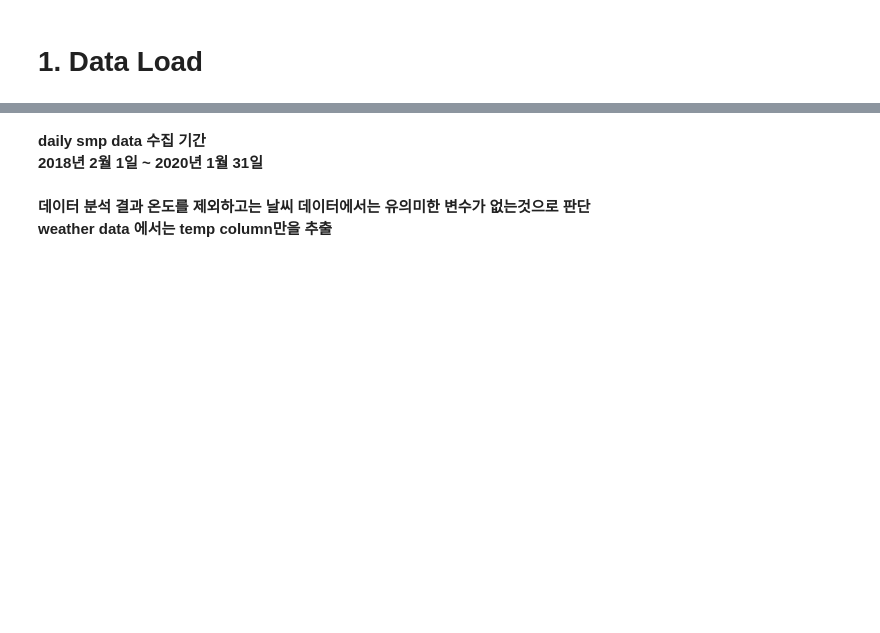
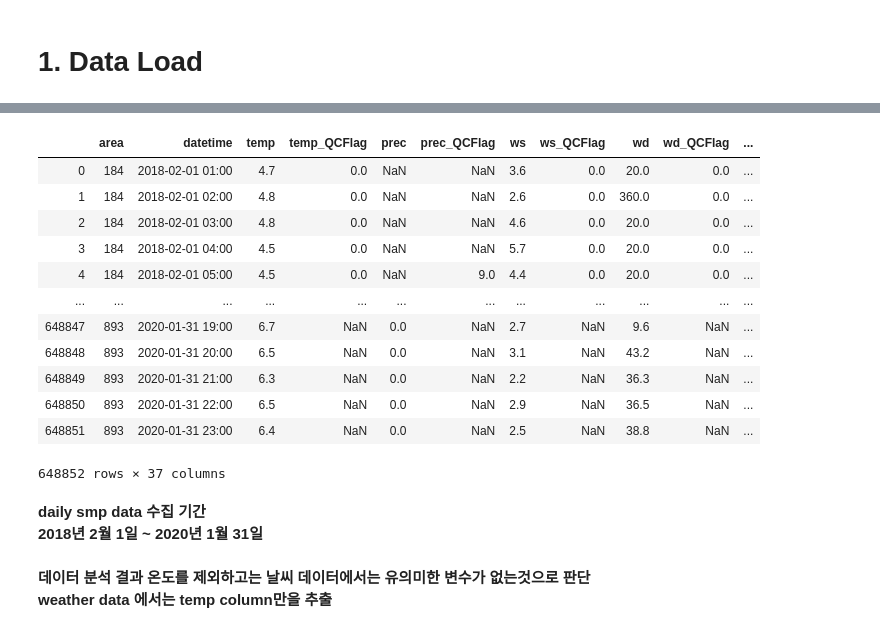
Before and after one commit to Kiminjo/electricity_usage_forecast, a Jupyter notebook: Dacon_main.ipynb, the cells around one changed output, grey strips where cells are left out. Saved outputs shown, nothing was run; the diff lists cells and outputs as text; code cells hidden in the pictures; blank space fills up the shorter version.

```diff
--- a/Dacon_main.ipynb
+++ b/Dacon_main.ipynb
@@ -32,3 +49,19 @@ oil_price_brt = oil_price_brt_original.copy()
+# %%
+weather
+# %% [output]
+|  | area | datetime | temp | temp_QCFlag | prec | prec_QCFlag | ws | ws_QCFlag | wd | wd_QCFlag | ... |
+| 0 | 184 | 2018-02-01 01:00 | 4.7 | 0.0 | NaN | NaN | 3.6 | 0.0 | 20.0 | 0.0 | ... |
+| 1 | 184 | 2018-02-01 02:00 | 4.8 | 0.0 | NaN | NaN | 2.6 | 0.0 | 360.0 | 0.0 | ... |
+| 2 | 184 | 2018-02-01 03:00 | 4.8 | 0.0 | NaN | NaN | 4.6 | 0.0 | 20.0 | 0.0 | ... |
+| 3 | 184 | 2018-02-01 04:00 | 4.5 | 0.0 | NaN | NaN | 5.7 | 0.0 | 20.0 | 0.0 | ... |
+| 4 | 184 | 2018-02-01 05:00 | 4.5 | 0.0 | NaN | 9.0 | 4.4 | 0.0 | 20.0 | 0.0 | ... |
+| ... | ... | ... | ... | ... | ... | ... | ... | ... | ... | ... | ... |
+| 648847 | 893 | 2020-01-31 19:00 | 6.7 | NaN | 0.0 | NaN | 2.7 | NaN | 9.6 | NaN | ... |
+| 648848 | 893 | 2020-01-31 20:00 | 6.5 | NaN | 0.0 | NaN | 3.1 | NaN | 43.2 | NaN | ... |
+| 648849 | 893 | 2020-01-31 21:00 | 6.3 | NaN | 0.0 | NaN | 2.2 | NaN | 36.3 | NaN | ... |
+| 648850 | 893 | 2020-01-31 22:00 | 6.5 | NaN | 0.0 | NaN | 2.9 | NaN | 36.5 | NaN | ... |
+| 648851 | 893 | 2020-01-31 23:00 | 6.4 | NaN | 0.0 | NaN | 2.5 | NaN | 38.8 | NaN | ... |
+648852 rows × 37 columns
 # %% [markdown]
 **daily smp data 수집 기간**
 **2018년 2월 1일 ~ 2020년 1월 31일**
```
Also changed, not shown: parts of 21 cells of this notebook, 1 other file.
